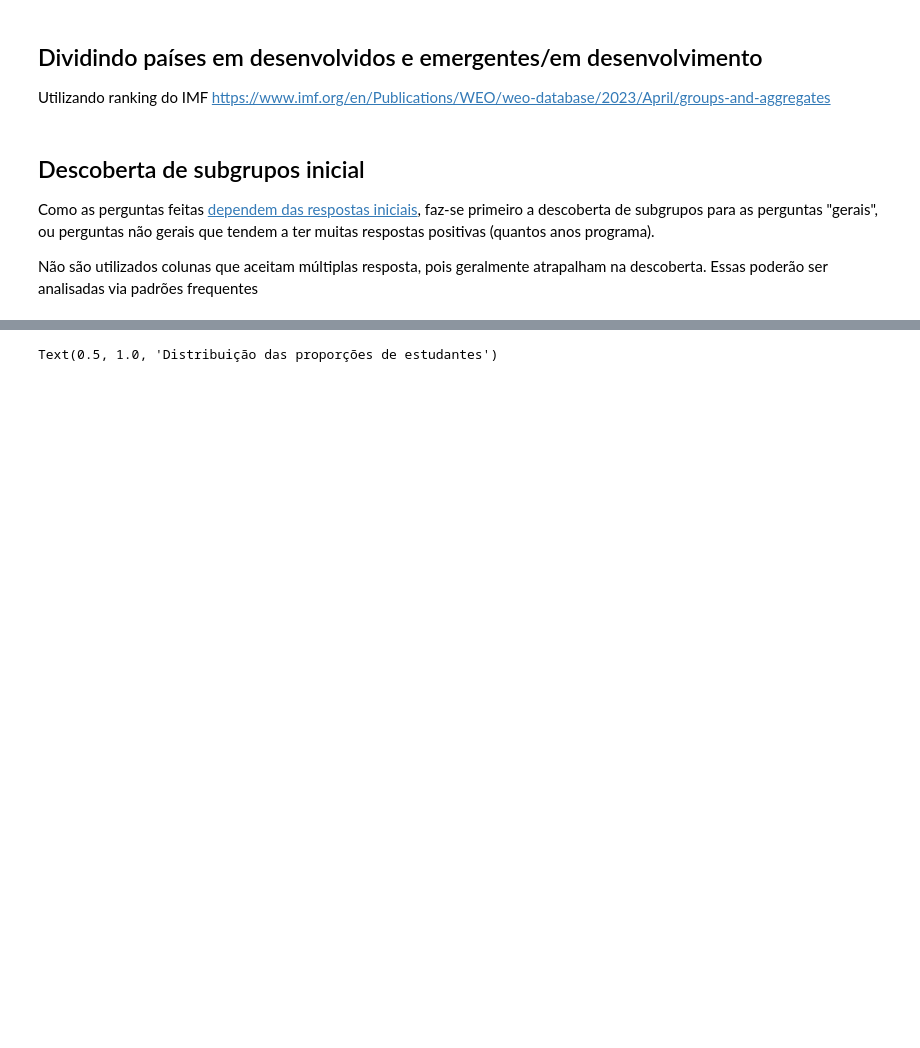
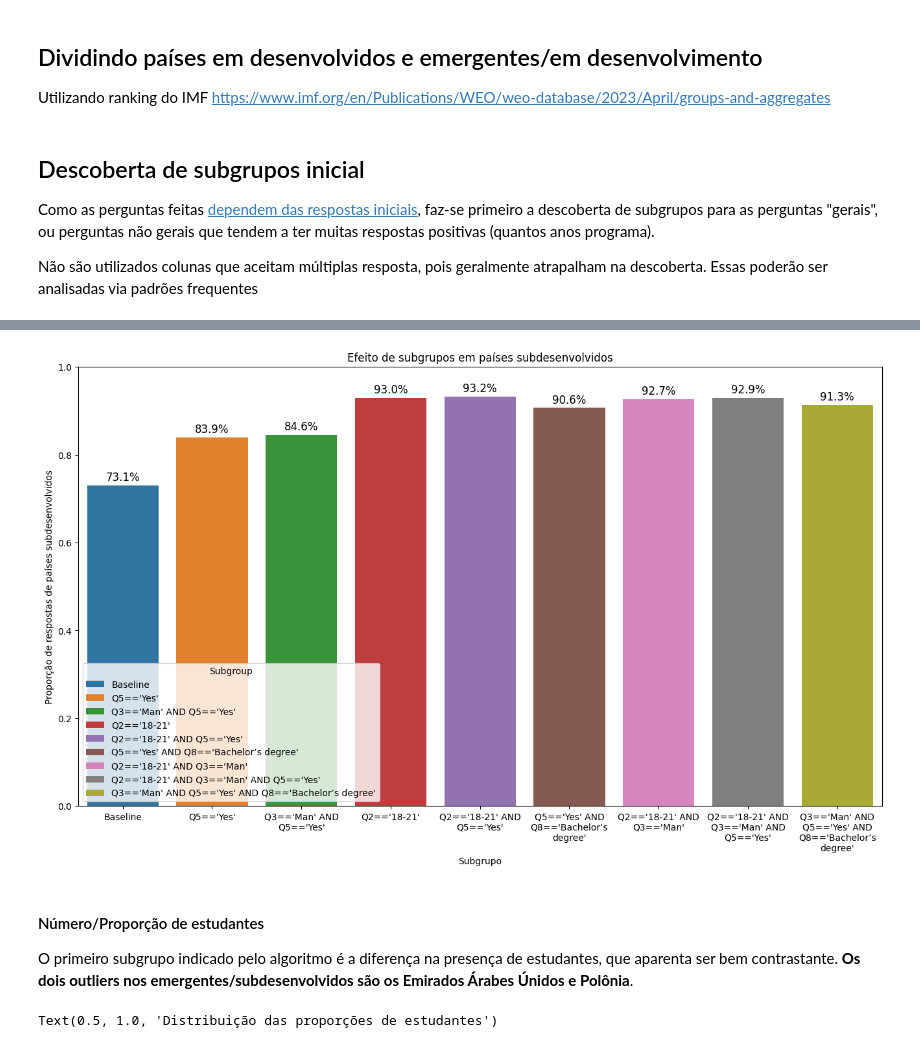
Before and after one commit to vlcfaria/kaggle-datamine, a Jupyter notebook: analysis.ipynb, the cells around one changed output, grey strips where cells are left out. Cells and saved outputs as stored; diff of their text form; code cells hidden in the pictures; blank space fills up the shorter version.

```diff
--- a/analysis.ipynb
+++ b/analysis.ipynb
@@ -186,3 +198,34 @@ O primeiro subgrupo indicado pelo algoritmo é a diferença na presença de estu
+# %%
+dev_sub = prop[(prop['status'] == 1) & ((prop['Subgroup'].isin(emerging['subgroup'])) | (prop['Subgroup'] == 'Baseline'))]
+
+fig, ax = plt.subplots(figsize=(13,8), constrained_layout=True)
+sns.barplot(dev_sub, x='Subgroup', y='proportion', hue='Subgroup')
+
+labels = [label.get_text() for label in ax.get_xticklabels()]
+wrapped_labels = [textwrap.fill(label, width=15) for label in labels]
+ax.set_xticklabels(wrapped_labels)
+
+ax.set_xlabel('Subgrupo')
+ax.set_ylabel('Proporção de respostas de países subdesenvolvidos')
+ax.set_ylim(0,1)
+ax.set_title("Efeito de subgrupos em países subdesenvolvidos")
+
+# Add percentage labels on top of the bars
+for p in ax.patches:
+    if p.get_width() == 0:
+        continue
+    ax.annotate(f'{p.get_height():.1%}',
+                (p.get_x() + p.get_width() / 2., p.get_height()),
+                ha='center', va='center',
+                fontsize=12,
+                xytext=(0, 9),
+                textcoords='offset points')
+# %% [output]
+[figure, added]
+# %% [markdown]
+#### Número/Proporção de estudantes
+
+O primeiro subgrupo indicado pelo algoritmo é a diferença na presença de estudantes, que aparenta ser bem contrastante. **Os dois outliers nos emergentes/subdesenvolvidos são os Emirados Árabes Únidos e Polônia**.
 # %%
 fig, ax = plt.subplots(1,2, figsize=(12,4))
 
```
Also changed, not shown: parts of 12 cells of this notebook.
